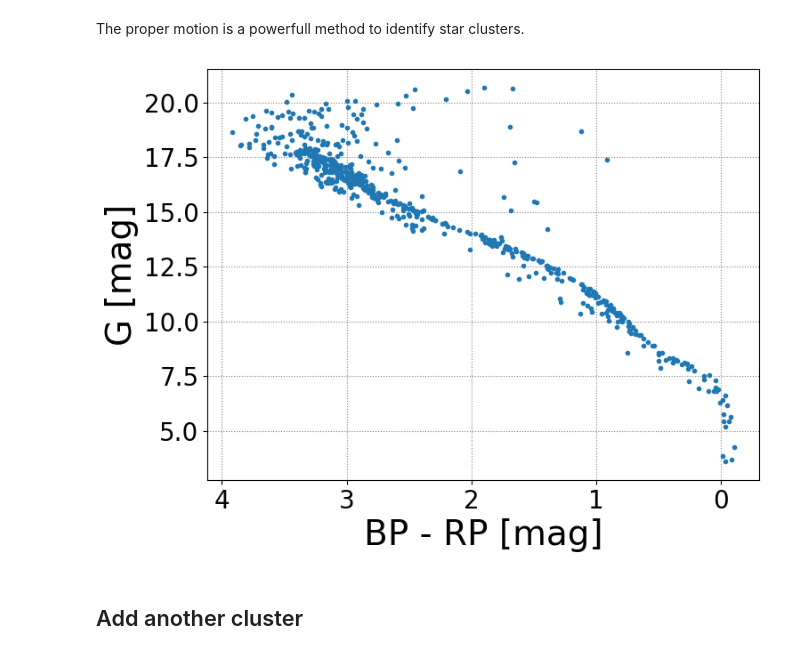
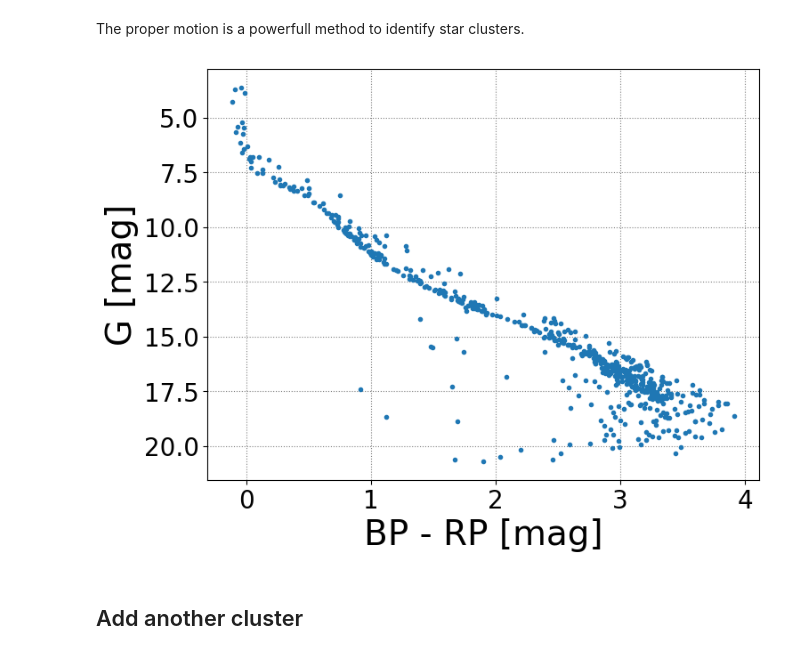
Before and after one commit to helgadenes/Astrophysics_yachay, a Jupyter notebook: python_tutorials/HR-diagram/Pleiades_proper_motion.ipynb, the cells around one changed output. Drawn from its saved outputs; the diff is of its cells as text; code cells hidden in the pictures.

```diff
--- a/python_tutorials/HR-diagram/Pleiades_proper_motion.ipynb
+++ b/python_tutorials/HR-diagram/Pleiades_proper_motion.ipynb
@@ -244,18 +237,18 @@ The proper motion is a powerfull method to identify star clusters.
 # %%
 # Let's make the HR diagram for the selected stars
 
 fig = plt.figure(figsize=(8, 6))
 ax = fig.add_subplot(111)
 plt.grid(linestyle=':', color='grey')
 plt.plot(r_P['bp_rp'], r_P['phot_g_mean_mag'], linestyle='', marker='.' )
 plt.xlabel("BP - RP [mag]", fontsize=28)
 plt.ylabel('G [mag]', fontsize=28)
 
-ax.invert_xaxis()
+ax.invert_yaxis()
 ax.tick_params(axis='both', which='major', labelsize=20)
 plt.show()
 # %% [output]
-[figure, old version]
+[figure, new version]
 # %% [markdown]
 ## Add another cluster
 # %%
```
Also changed, not shown: parts of 9 cells of this notebook, 4 other files.
